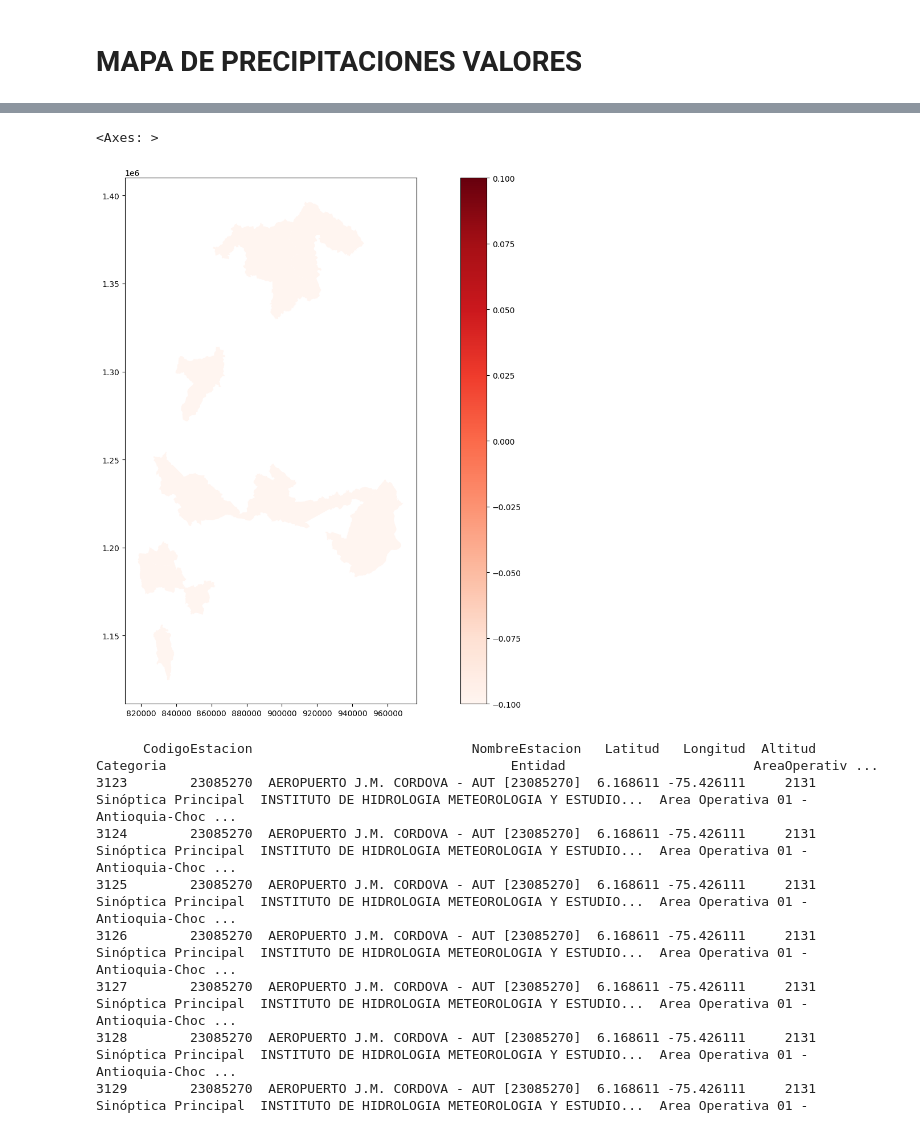
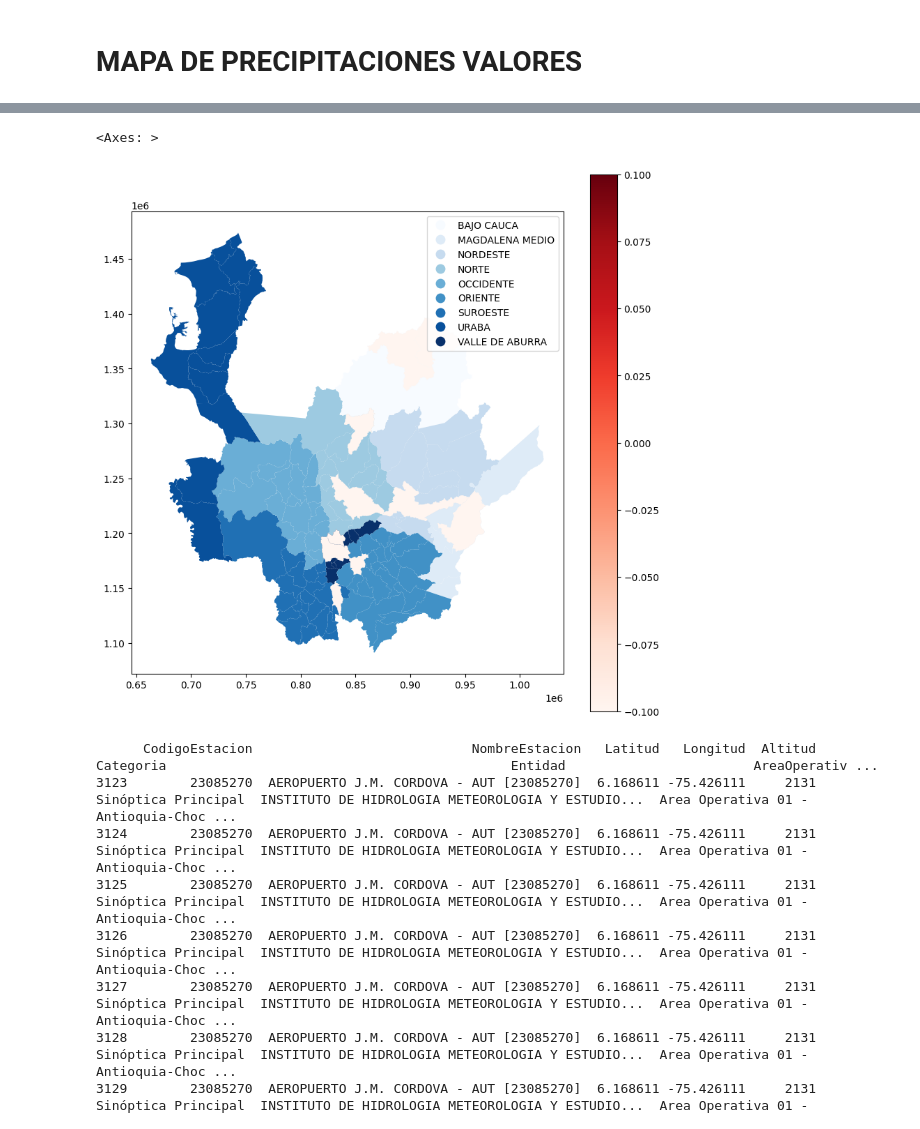
Before and after one commit to stijopa/Tesis, a Jupyter notebook: EDA_T_Sensores.ipynb, the cells around one changed output, grey strips where cells are left out. Cells and saved outputs as stored; diff of their text form; code cells hidden in the pictures.

Commit message:
Ajuste mapa por regiones - Valores

```diff
--- a/EDA_T_Sensores.ipynb
+++ b/EDA_T_Sensores.ipynb
@@ -148,11 +148,15 @@ df_Sensores.head(1)
 # %% [output]
 |  | CodigoEstacion | NombreEstacion | Latitud | Longitud | Altitud | Categoria | Entidad | AreaOperativa | ... |
 | 3123 | 23085270 | AEROPUERTO J.M. CORDOVA - AUT [23... | 6.168611 | -75.426111 | 2131 | Sinóptica Principal | INSTITUTO DE HIDROLOGIA METEOROLO... | Area Operativa 01 - Antioquia-Chocó | ... |
-# %%
-mapa_con_sensores.plot(column='Valor', cmap='Reds', legend=True, figsize=(20, 12))
-# %% [output]
-<Axes: >
-[figure, removed]
+# %%
+###mapa_con_sensores.plot(column='Valor', cmap='Reds', legend=True, figsize=(20, 12))
+# Crear el mapa
+fig, ax = plt.subplots(figsize=(10, 10))
+mapa_con_sensores.plot(column='SUBREGION', cmap='Blues', ax=ax, legend=True)
+mapa_con_sensores.plot(column='Valor', cmap='Reds',ax=ax, legend=True)
+# %% [output]
+<Axes: >
+[figure, added]
 # %%
 
 # # # # Convertir la columna 'fecha' a datetime
```
